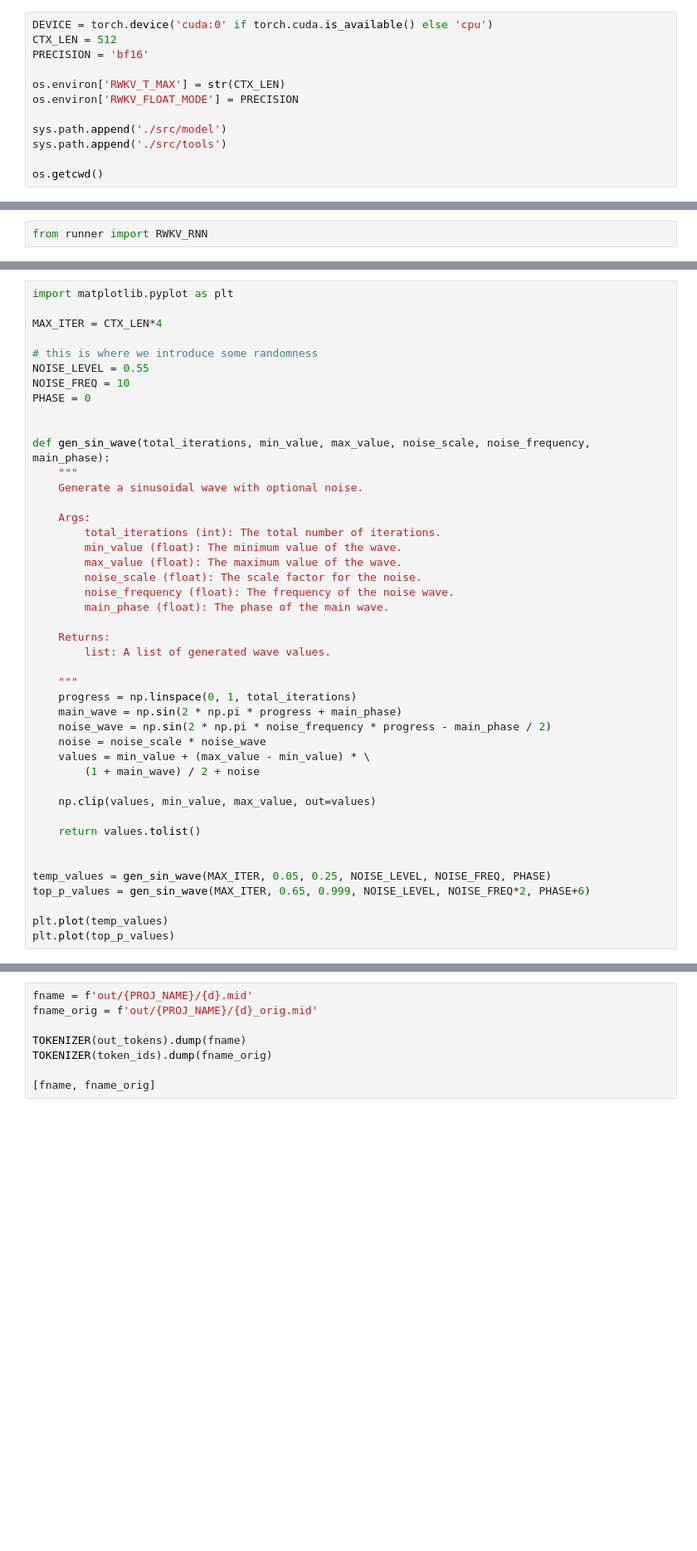
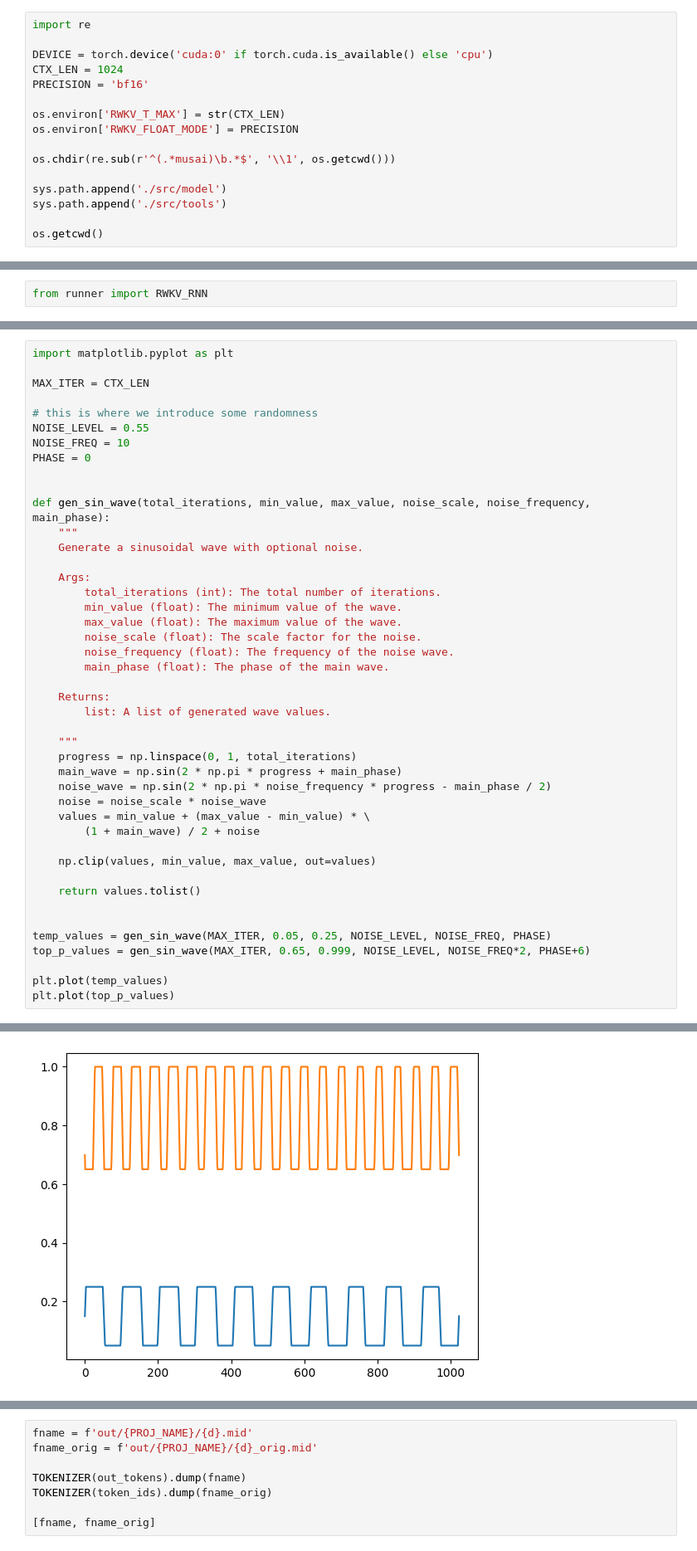
Before and after one commit to webpolis/musai, a Jupyter notebook: notebooks/inference.ipynb, the cells around one changed output, grey strips where cells are left out. Shown at 83% size. Saved outputs shown, nothing was run; the diff lists cells and outputs as text; blank space fills up the shorter version.

```diff
--- a/notebooks/inference.ipynb
+++ b/notebooks/inference.ipynb
@@ -12,13 +12,17 @@ from miditok.constants import ADDITIONAL_TOKENS
 from torch.nn import functional as F
 from importlib import reload
 # %%
+import re
+
 DEVICE = torch.device('cuda:0' if torch.cuda.is_available() else 'cpu')
-CTX_LEN = 512
+CTX_LEN = 1024
 PRECISION = 'bf16'
 
 os.environ['RWKV_T_MAX'] = str(CTX_LEN)
 os.environ['RWKV_FLOAT_MODE'] = PRECISION
 
+os.chdir(re.sub(r'^(.*musai)\b.*$', '\\1', os.getcwd()))
+
 sys.path.append('./src/model')
 sys.path.append('./src/tools')
 
@@ -66,7 +76,7 @@ params_obj = namedtuple('RWKVParams', params.keys())(*params.values())
 # %%
 import matplotlib.pyplot as plt
 
-MAX_ITER = CTX_LEN*4
+MAX_ITER = CTX_LEN
 
 # this is where we introduce some randomness
 NOISE_LEVEL = 0.55
@@ -107,3 +117,4 @@ top_p_values = gen_sin_wave(MAX_ITER, 0.65, 0.999, NOISE_LEVEL, NOISE_FREQ*2, PH
 
 plt.plot(temp_values)
 plt.plot(top_p_values)
+# %% [output]
@@ -110,3 +122,4 @@ plt.plot(top_p_values)
+[figure, added]
 # %%
 import types
 
```
Also changed, not shown: parts of 8 cells of this notebook.
